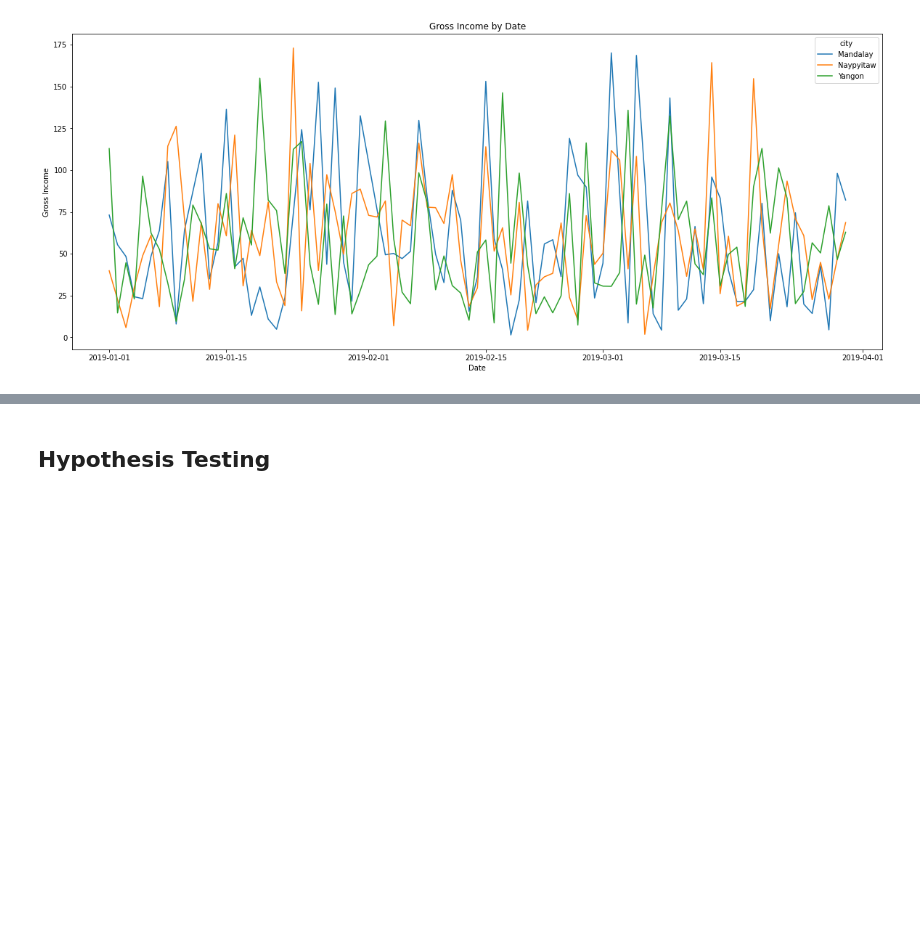
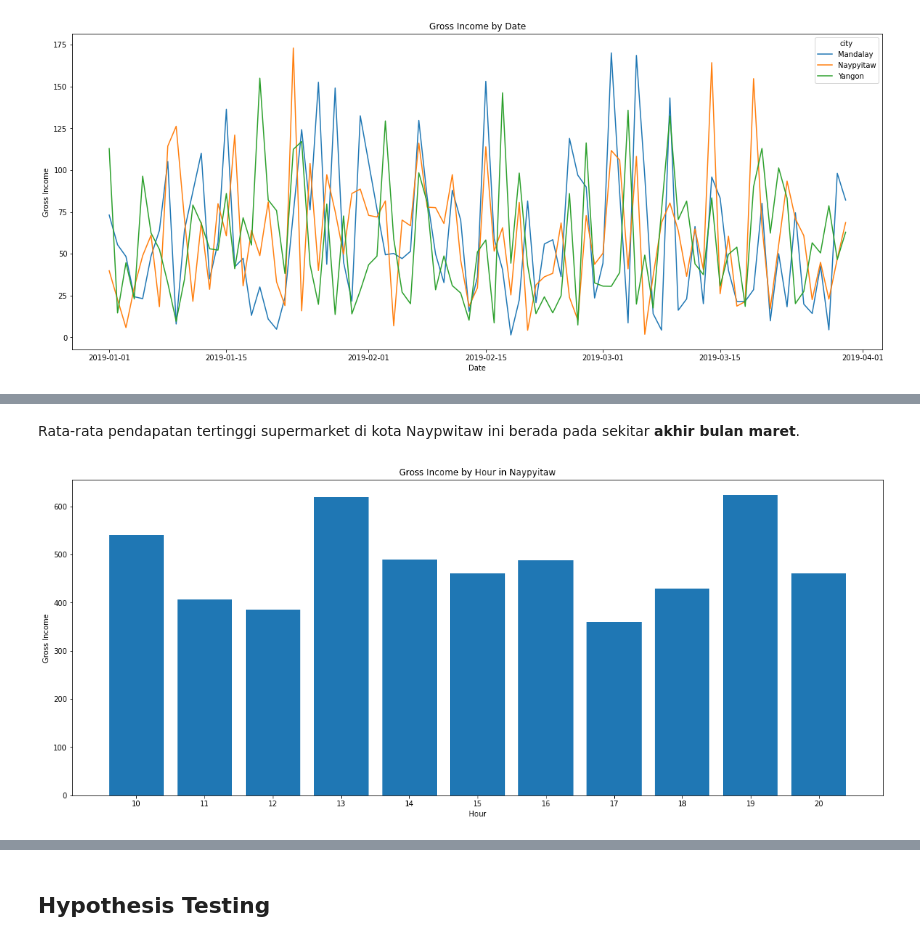
Before and after one commit to Penzragon/h8dsft_Milestone1, a Jupyter notebook: script.ipynb, the cells around one changed output, grey strips where cells are left out. Saved outputs shown, nothing was run; the diff lists cells and outputs as text; code cells hidden in the pictures; blank space fills up the shorter version.

```diff
--- a/script.ipynb
+++ b/script.ipynb
@@ -264,0 +271,12 @@ plt.show()
+# %% [markdown]
+Rata-rata pendapatan tertinggi supermarket di kota Naypwitaw ini berada pada sekitar **akhir bulan maret**.
+# %%
+plt.figure(figsize=(20, 8))
+plt.bar(sales[sales.city == 'Naypyitaw'].groupby(sales.datetime.dt.hour).gross_income.sum().index, sales[sales.city == 'Naypyitaw'].groupby(sales.datetime.dt.hour).gross_income.sum())
+plt.title('Gross Income by Hour in Naypyitaw')
+plt.xlabel('Hour')
+plt.xticks(sales.datetime.dt.hour.unique())
+plt.ylabel('Gross Income')
+plt.show()
+# %% [output]
+[figure, added]
```
Also changed, not shown: parts of 13 cells of this notebook.
